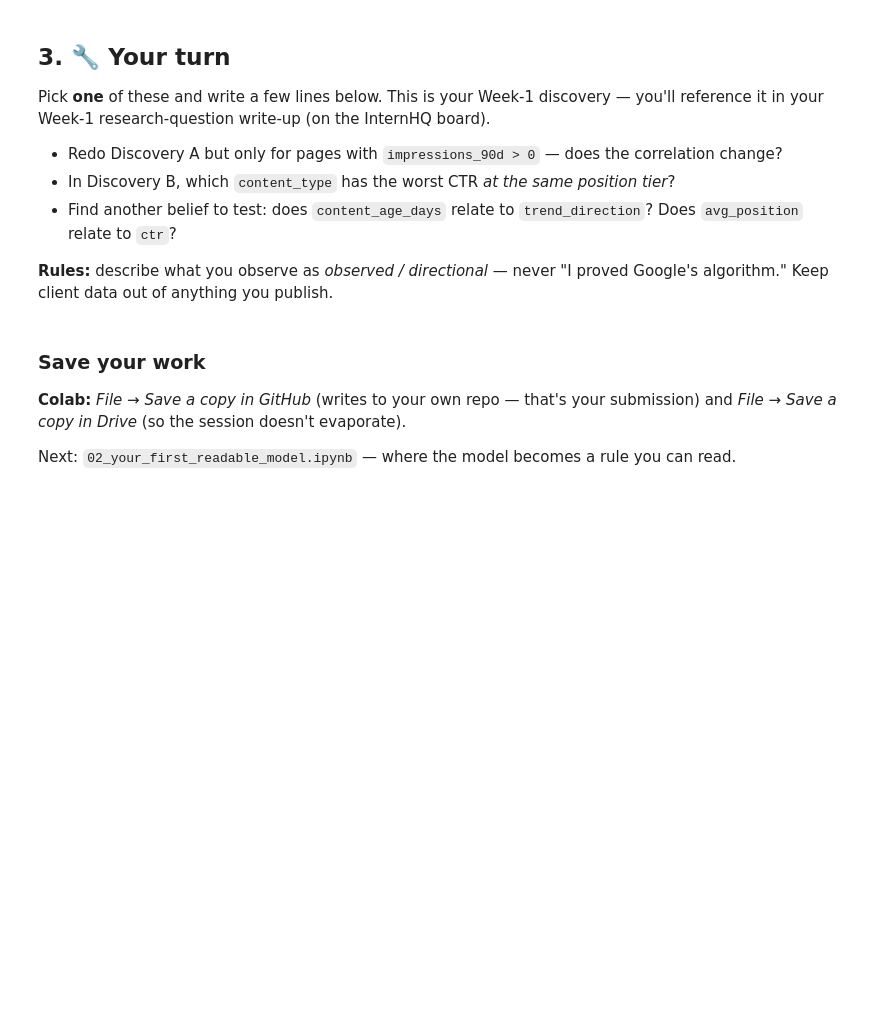
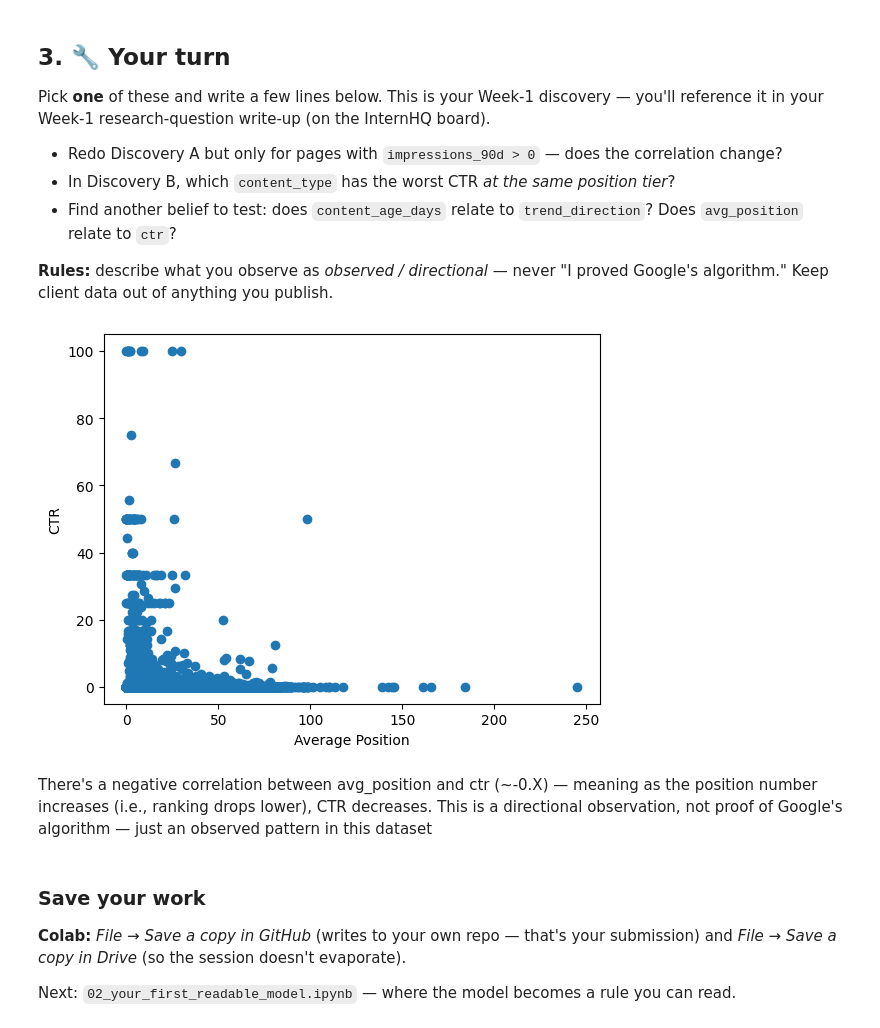
Before and after one commit to lakshya701/flyrank-ml-internship, a Jupyter notebook: notebooks/01_first_look_and_discovery.ipynb, the cells around one changed output. Drawn from its saved outputs; the diff is of its cells as text; code cells hidden in the pictures; blank space fills up the shorter version.

```diff
--- a/notebooks/01_first_look_and_discovery.ipynb
+++ b/notebooks/01_first_look_and_discovery.ipynb
@@ -98,7 +166,15 @@ Pick **one** of these and write a few lines below. This is your Week-1 discovery
 
 **Rules:** describe what you observe as *observed / directional* — never "I proved Google's algorithm." Keep client data out of anything you publish.
 # %%
-# Your discovery here
+import matplotlib.pyplot as plt
+plt.scatter(df['avg_position'], df['ctr'])
+plt.xlabel('Average Position')
+plt.ylabel('CTR')
+plt.show()
+# %% [output]
+[figure, added]
+# %% [markdown]
+There's a negative correlation between avg_position and ctr (~-0.X) — meaning as the position number increases (i.e., ranking drops lower), CTR decreases. This is a directional observation, not proof of Google's algorithm — just an observed pattern in this dataset
 # %% [markdown]
 ### Save your work
 **Colab:** *File → Save a copy in GitHub* (writes to your own repo — that's your submission) and *File → Save a copy in Drive* (so the session doesn't evaporate).
```
Also changed, not shown: parts of 9 cells of this notebook.
